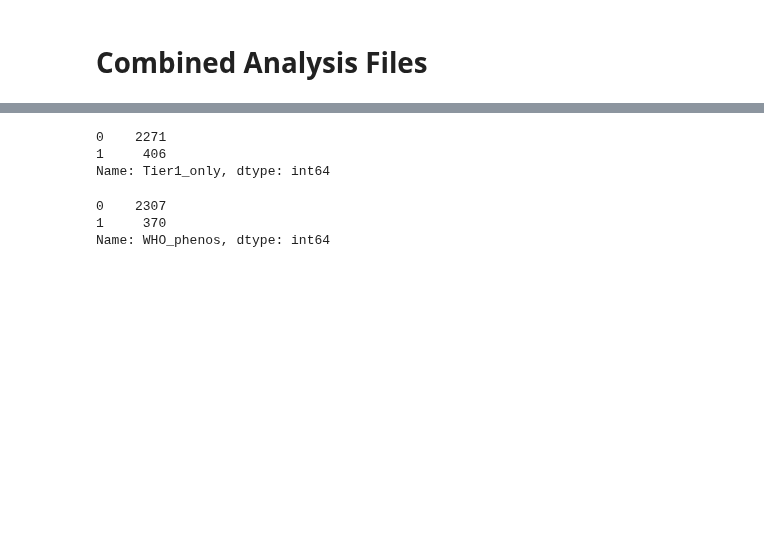
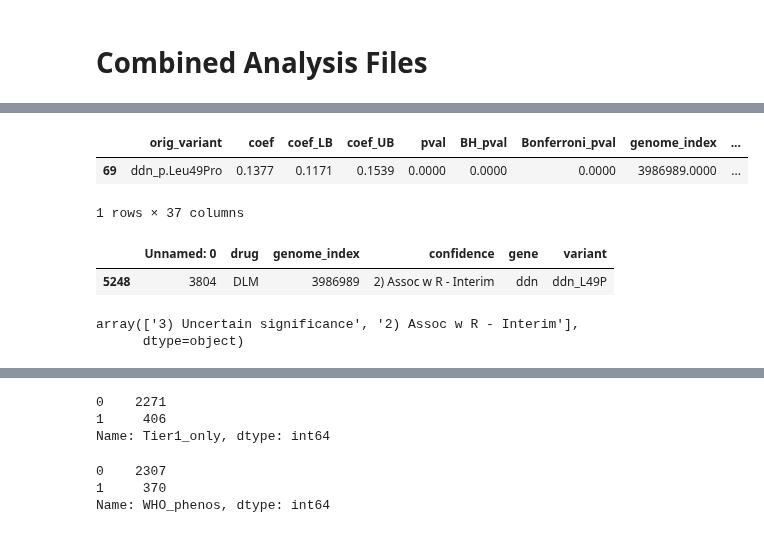
Before and after one commit to farhat-lab/who-analysis, a Jupyter notebook: analysis/analysis.ipynb, the cells around one changed output, grey strips where cells are left out. Drawn from its saved outputs; the diff is of its cells as text; code cells hidden in the pictures; blank space fills up the shorter version.

```diff
--- a/analysis/analysis.ipynb
+++ b/analysis/analysis.ipynb
@@ -59,3 +63,19 @@ mxf_analysis.query("Tier1_only==0 & WHO_phenos==0 & poolLOF==0")
+# %%
+analysis.query("confidence_WHO_2021=='2) Assoc w R - Interim'")
+# %% [output]
+|  | orig_variant | coef | coef_LB | coef_UB | pval | BH_pval | Bonferroni_pval | genome_index | ... |
+| 69 | ddn_p.Leu49Pro | 0.1377 | 0.1171 | 0.1539 | 0.0000 | 0.0000 | 0.0000 | 3986989.0000 | ... |
+1 rows × 37 columns
+# %%
+who_variants.query("drug=='DLM' & confidence=='2) Assoc w R - Interim'")
+# %% [output]
+|  | Unnamed: 0 | drug | genome_index | confidence | gene | variant |
+| 5248 | 3804 | DLM | 3986989 | 2) Assoc w R - Interim | ddn | ddn_L49P |
+# %%
+who_variants.query("drug=='DLM'").confidence.unique()
+# %% [output]
+array(['3) Uncertain significance', '2) Assoc w R - Interim'],
+      dtype=object)
 # %%
 mxf_analysis.query("Tier1_only==0 & WHO_phenos==0 & Syn==1")
 # %% [output]
```
Also changed, not shown: parts of 5 cells of this notebook, 8 other files.
